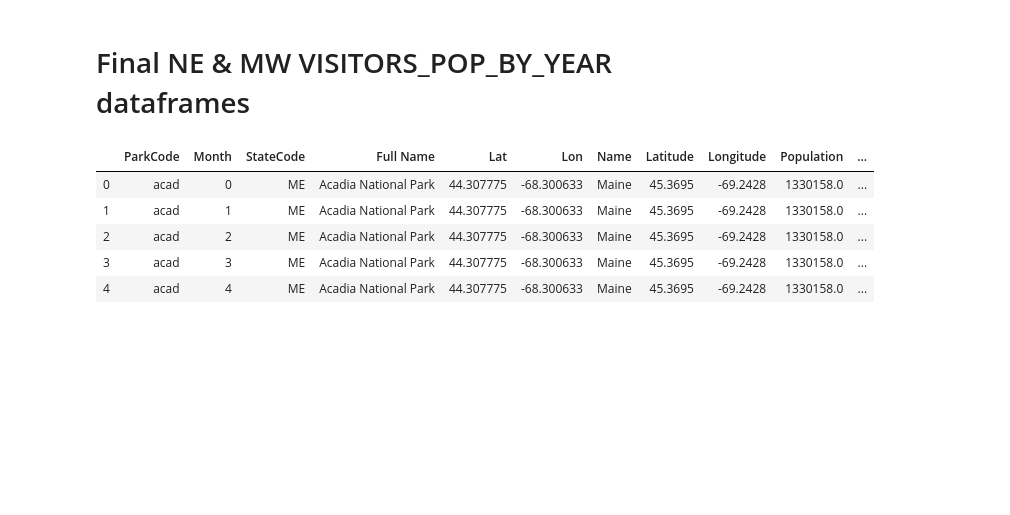
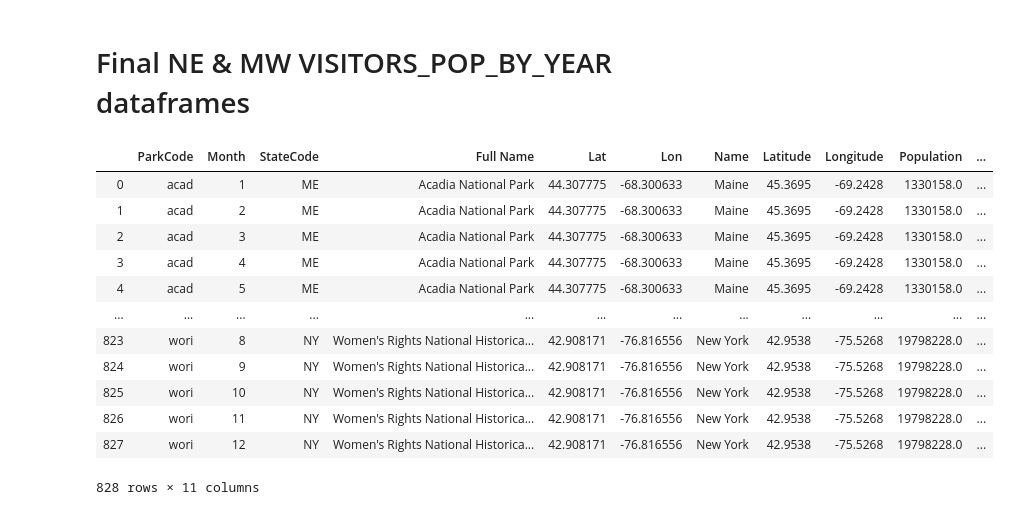
Before and after one commit to Eng-Hisham991/National_Park_Analysis, a Jupyter notebook: Northeast by Midwest .ipynb, the cells around one changed output. Drawn from its saved outputs; the diff is of its cells as text; code cells hidden in the pictures; blank space fills up the shorter version.

```diff
--- a/Northeast by Midwest .ipynb
+++ b/Northeast by Midwest .ipynb
@@ -966,7 +966,7 @@ for park in IL_Par1['ParkCode']:
     url = f"https://developer.nps.gov/api/v1/parks?parkCode={park}&api_key={Api_key}"
     try:
         data = requests.get(url).json()
-        l_l = convert_lat_lon(data["data"][0]["latLong"])
+        l_l = convert(data["data"][0]["latLong"])
         state = data["data"][0]['states']
         latlon.append([state, park, data["data"][0]["fullName"], l_l[0], l_l[1]])
     except:
@@ -995,7 +995,7 @@ for park in IN_Par1['ParkCode']:
     url = f"https://developer.nps.gov/api/v1/parks?parkCode={park}&api_key={Api_key}"
     try:
         data = requests.get(url).json()
-        l_l = convert_lat_lon(data["data"][0]["latLong"])
+        l_l = convert(data["data"][0]["latLong"])
         state = data["data"][0]['states']
         latlon.append([state, park, data["data"][0]["fullName"], l_l[0], l_l[1]])
     except:
@@ -1026,7 +1026,7 @@ for park in OH_Par1['ParkCode']:
     url = f"https://developer.nps.gov/api/v1/parks?parkCode={park}&api_key={Api_key}"
     try:
         data = requests.get(url).json()
-        l_l = convert_lat_lon(data["data"][0]["latLong"])
+        l_l = convert(data["data"][0]["latLong"])
         state = data["data"][0]['states']
         latlon.append([state, park, data["data"][0]["fullName"], l_l[0], l_l[1]])
     except:
@@ -1090,8 +1090,12 @@ Parks_NE1.head()
 | 1 | ME | kaww | Katahdin Woods and Waters Nationa... | 45.956757 | -68.712288 |
 # %%
 Data= []
+startmonth= 1
+startyear= 2019
+endmonth= 12
+endyear= 2019
 try:
-    for code in Parks_NE['ParkCode']:
+    for code in Parks_NE1['ParkCode']:
         URL = f'https://irmaservices.nps.gov/v3/rest/stats/visitation?unitCodes={code}&startMonth={startmonth}&startYear={startyear}&endMonth={endmonth}&endYear={endyear}&format=json'
         res_visit1 = requests.get(URL).json()
         for month in range(0,len(res_visit1)):
@@ -1383,15 +1427,23 @@ NE_visitors_Pop_by_year_df = NE_visitors_Pop_by_year
 # Final NE & MW VISITORS_POP_BY_YEAR  dataframes
 # %%
 # del NE_visitors_Pop_by_year_df['Visitors']
-NE_visitors_Pop_by_year_df.head()
+NE_visitors_Pop_by_year_Final= NE_visitors_Pop_by_year_df
 NE_visitors_Pop_by_year_df.to_csv(".Final_NE_data.csv", encoding="utf-8", index=False)
+NE_visitors_Pop_by_year_Final
 # %% [output]
 |  | ParkCode | Month | StateCode | Full Name | Lat | Lon | Name | Latitude | Longitude | Population | ... |
-| 0 | acad | 0 | ME | Acadia National Park | 44.307775 | -68.300633 | Maine | 45.3695 | -69.2428 | 1330158.0 | ... |
-| 1 | acad | 1 | ME | Acadia National Park | 44.307775 | -68.300633 | Maine | 45.3695 | -69.2428 | 1330158.0 | ... |
-| 2 | acad | 2 | ME | Acadia National Park | 44.307775 | -68.300633 | Maine | 45.3695 | -69.2428 | 1330158.0 | ... |
-| 3 | acad | 3 | ME | Acadia National Park | 44.307775 | -68.300633 | Maine | 45.3695 | -69.2428 | 1330158.0 | ... |
-| 4 | acad | 4 | ME | Acadia National Park | 44.307775 | -68.300633 | Maine | 45.3695 | -69.2428 | 1330158.0 | ... |
+| 0 | acad | 1 | ME | Acadia National Park | 44.307775 | -68.300633 | Maine | 45.3695 | -69.2428 | 1330158.0 | ... |
+| 1 | acad | 2 | ME | Acadia National Park | 44.307775 | -68.300633 | Maine | 45.3695 | -69.2428 | 1330158.0 | ... |
+| 2 | acad | 3 | ME | Acadia National Park | 44.307775 | -68.300633 | Maine | 45.3695 | -69.2428 | 1330158.0 | ... |
+| 3 | acad | 4 | ME | Acadia National Park | 44.307775 | -68.300633 | Maine | 45.3695 | -69.2428 | 1330158.0 | ... |
+| 4 | acad | 5 | ME | Acadia National Park | 44.307775 | -68.300633 | Maine | 45.3695 | -69.2428 | 1330158.0 | ... |
+| ... | ... | ... | ... | ... | ... | ... | ... | ... | ... | ... | ... |
+| 823 | wori | 8 | NY | Women's Rights National Historica... | 42.908171 | -76.816556 | New York | 42.9538 | -75.5268 | 19798228.0 | ... |
+| 824 | wori | 9 | NY | Women's Rights National Historica... | 42.908171 | -76.816556 | New York | 42.9538 | -75.5268 | 19798228.0 | ... |
+| 825 | wori | 10 | NY | Women's Rights National Historica... | 42.908171 | -76.816556 | New York | 42.9538 | -75.5268 | 19798228.0 | ... |
+| 826 | wori | 11 | NY | Women's Rights National Historica... | 42.908171 | -76.816556 | New York | 42.9538 | -75.5268 | 19798228.0 | ... |
+| 827 | wori | 12 | NY | Women's Rights National Historica... | 42.908171 | -76.816556 | New York | 42.9538 | -75.5268 | 19798228.0 | ... |
+828 rows × 11 columns
 # %%
 # del MW_visitors_Pop_by_year_df['Visitors']
 MW_visitors_Pop_by_year_df.head()
```
Also changed, not shown: parts of 43 cells of this notebook, 10 other files.
